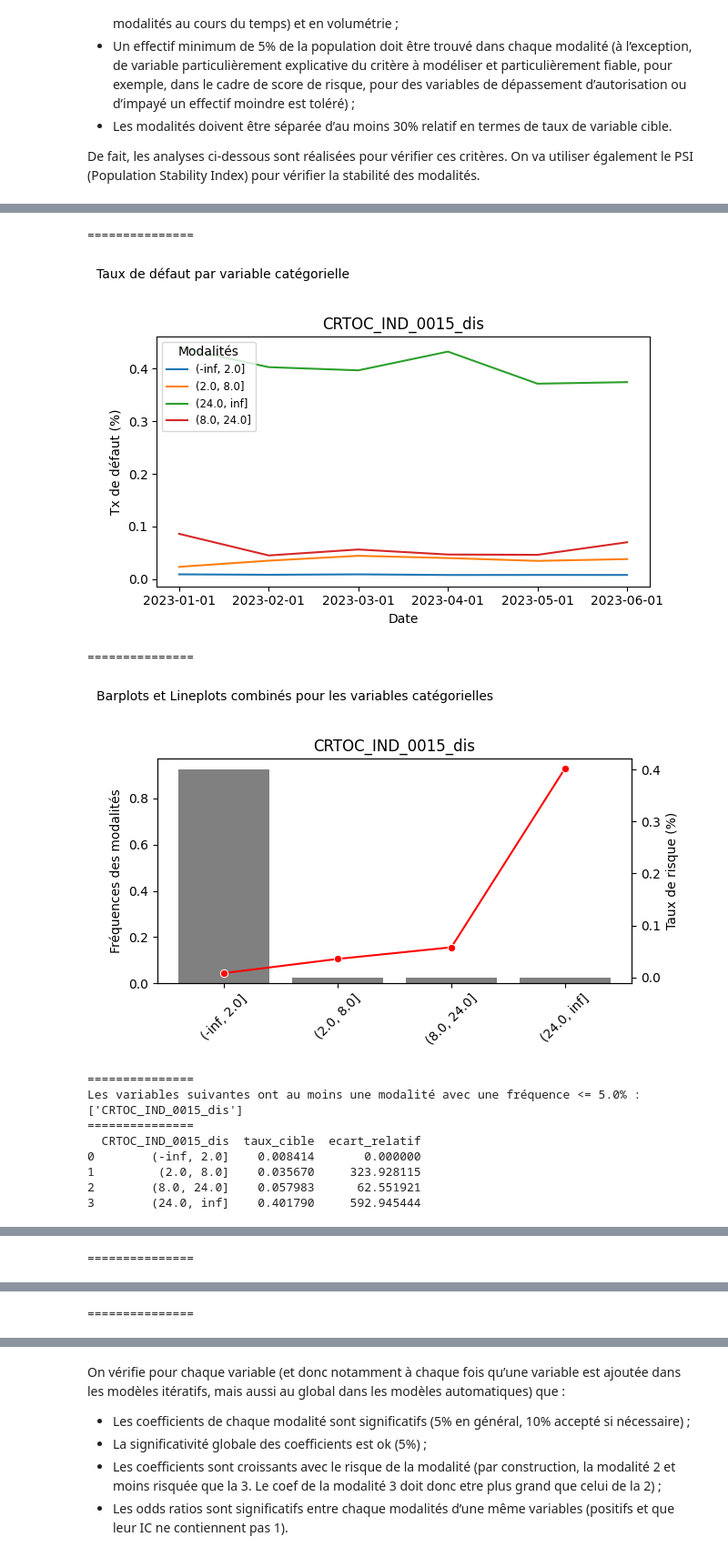
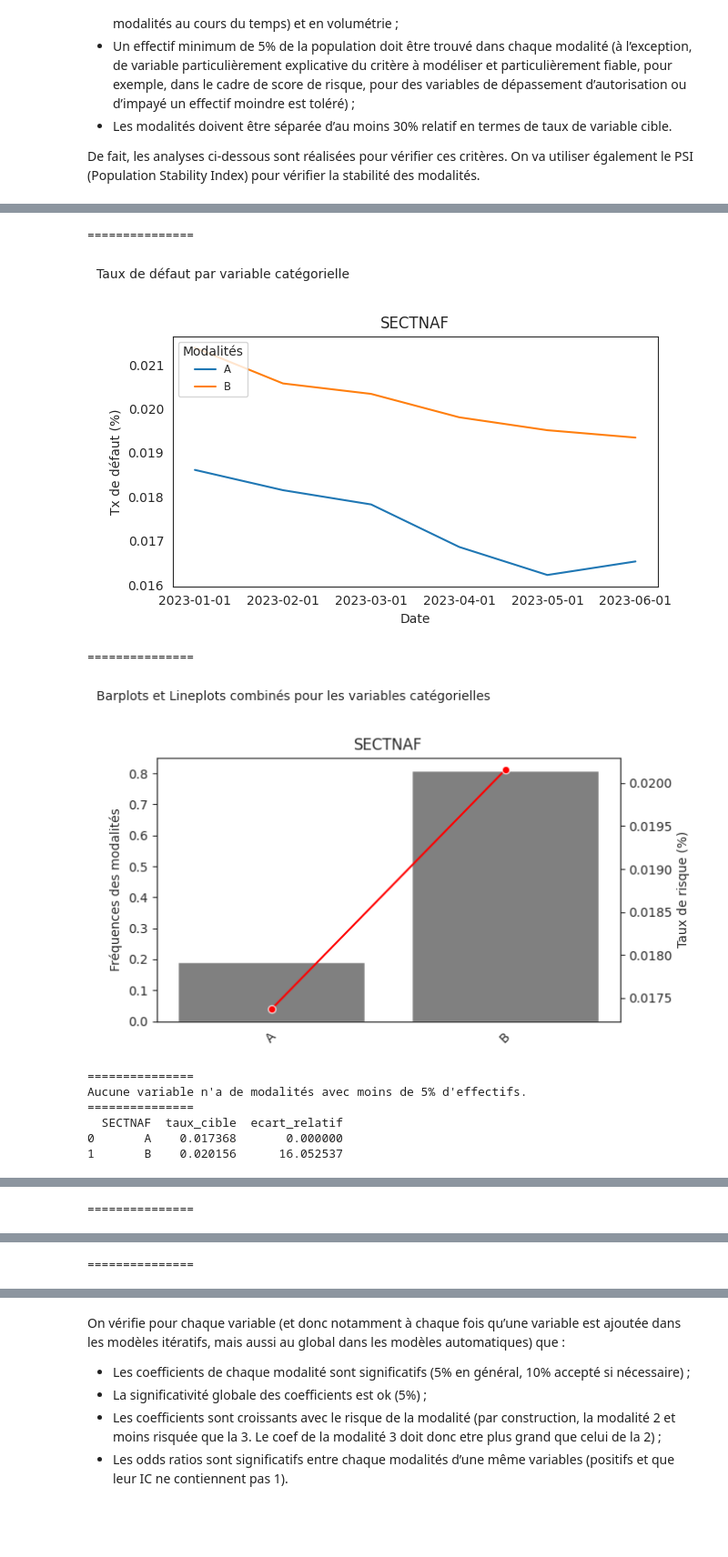
Before and after one commit to cheryl-kdio/Scoring_3A, a Jupyter notebook: Cheryl/modelling.ipynb, the cells around one changed output, grey strips where cells are left out. Shown at 91% size. Saved outputs shown, nothing was run; the diff lists cells and outputs as text; code cells hidden in the pictures; blank space fills up the shorter version.

```diff
--- a/Cheryl/modelling.ipynb
+++ b/Cheryl/modelling.ipynb
@@ -16,6 +16,6 @@ X_train_reg = pd.read_csv('X_train_final.csv')
 X_test_reg = pd.read_csv('X_test_final.csv')
 X_oot_reg = pd.read_csv('X_oot_final.csv')
 # %%
-selected_vars=X_train_reg.columns.to_list()
-selected_vars
+final_selected_vars=X_train_reg.columns.to_list()
+final_selected_vars
 # %% [output]
@@ -35,6 +37,6 @@ cible="DDefaut_NDB"
 date="datdelhis"
 codnaf = "CODNAF2"
 # %%
-selected_vars.remove(cible)
-selected_vars.remove(date)
-selected_vars.remove(codnaf)
+final_selected_vars.remove(cible)
+final_selected_vars.remove(date)
+final_selected_vars.remove(codnaf)
@@ -61,7 +68,7 @@ De fait, les analyses ci-dessous sont réalisées pour vérifier ces critères.
 # %%
 importlib.reload(functions)
 
-for col in selected_vars :
+for col in final_selected_vars :
     functions.plot_modalities_over_time(X_test_reg, date, [col])
     print("="*15)
     functions.tx_rsq_par_var(X_test_reg,[col],date,cible)
@@ -76,13 +83,10 @@ for col in selected_vars :
 ===============
-[figure, old version]
+[figure, new version]
 ===============
-[figure, old version]
+[figure, new version]
 ===============
-Les variables suivantes ont au moins une modalité avec une fréquence <= 5.0% :
-['CRTOC_IND_0015_dis']
+Aucune variable n'a de modalités avec moins de 5% d'effectifs.
 ===============
-  CRTOC_IND_0015_dis  taux_cible  ecart_relatif
-0        (-inf, 2.0]    0.008414       0.000000
-1         (2.0, 8.0]    0.035670     323.928115
-2        (8.0, 24.0]    0.057983      62.551921
-3        (24.0, inf]    0.401790     592.945444
+  SECTNAF  taux_cible  ecart_relatif
+0       A    0.017368       0.000000
+1       B    0.020156      16.052537
```
Also changed, not shown: parts of 90 cells of this notebook, 4 other files.
